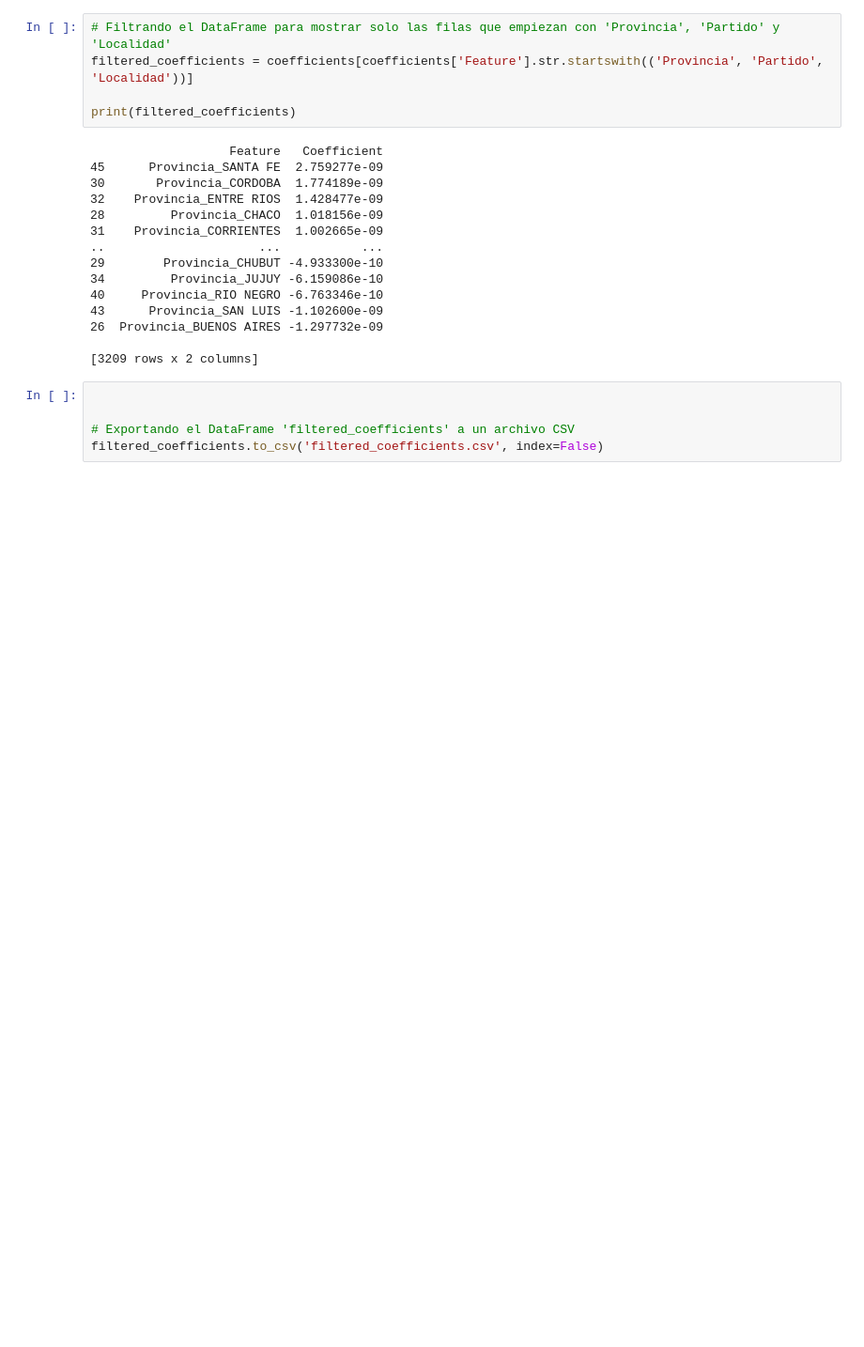
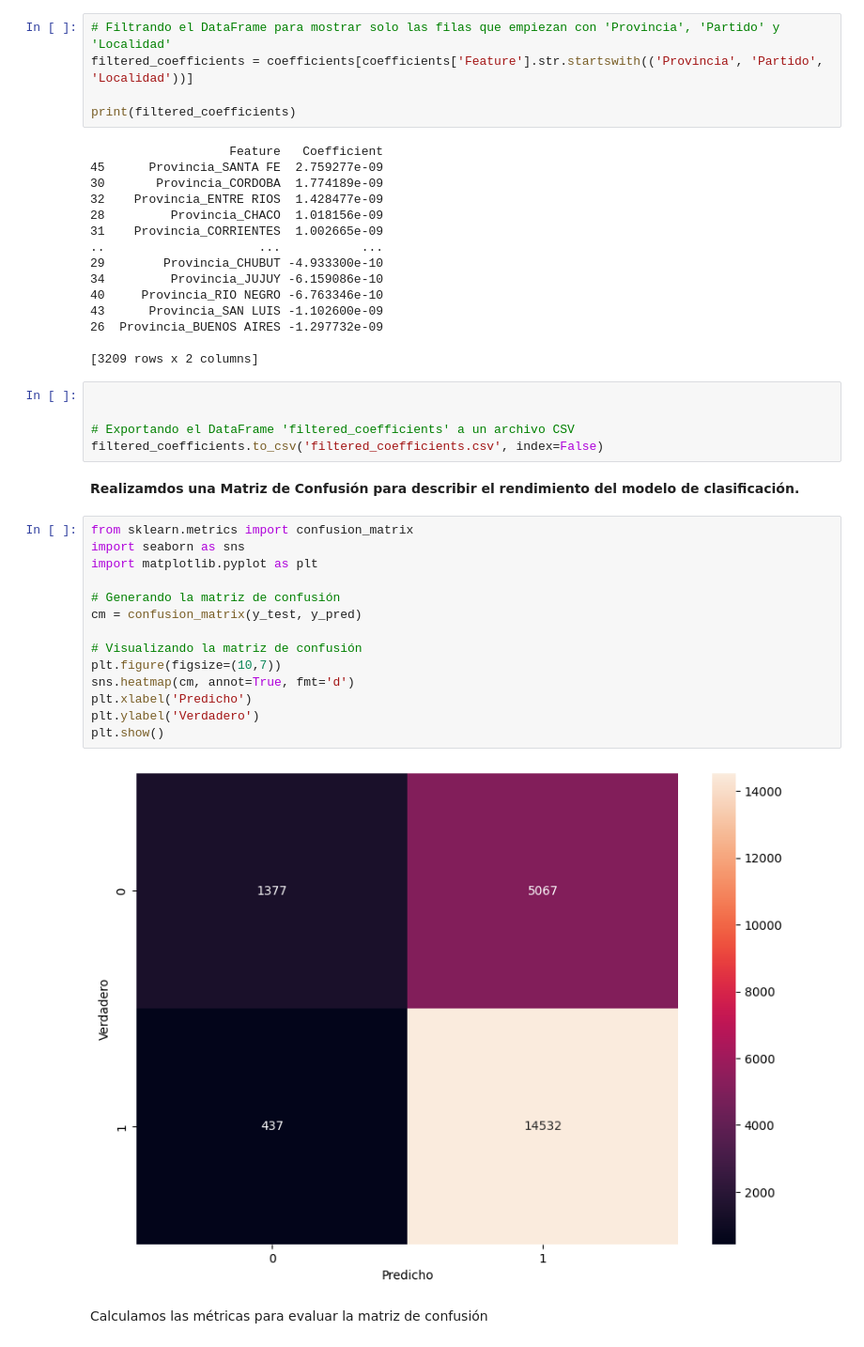
Before and after one commit to romanzelararg/Grupo22-PP1-Sala2, a Jupyter notebook: prueba_regresion_logistica.ipynb, the cells around one changed output. Shown: that part at 94% size. Cells and saved outputs as stored; diff of their text form; blank space fills up the shorter version.

Commit message:
Matriz de confusion

```diff
--- a/prueba_regresion_logistica.ipynb
+++ b/prueba_regresion_logistica.ipynb
@@ -126,3 +126,23 @@ print(filtered_coefficients)
 
 # Exportando el DataFrame 'filtered_coefficients' a un archivo CSV
 filtered_coefficients.to_csv('filtered_coefficients.csv', index=False)
+# %% [markdown]
+**Realizamdos una Matriz de Confusión para describir el rendimiento del modelo de clasificación.**
+# %%
+from sklearn.metrics import confusion_matrix
+import seaborn as sns
+import matplotlib.pyplot as plt
+
+# Generando la matriz de confusión
+cm = confusion_matrix(y_test, y_pred)
+
+# Visualizando la matriz de confusión
+plt.figure(figsize=(10,7))
+sns.heatmap(cm, annot=True, fmt='d')
+plt.xlabel('Predicho')
+plt.ylabel('Verdadero')
+plt.show()
+# %% [output]
+[figure, added]
+# %% [markdown]
+Calculamos las métricas para evaluar la matriz de confusión
```
Also changed, not shown: parts of 1 cell of this notebook.
